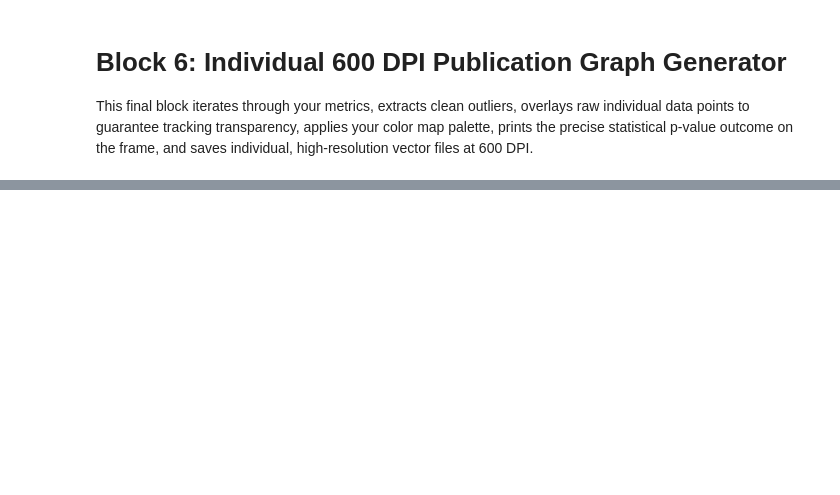
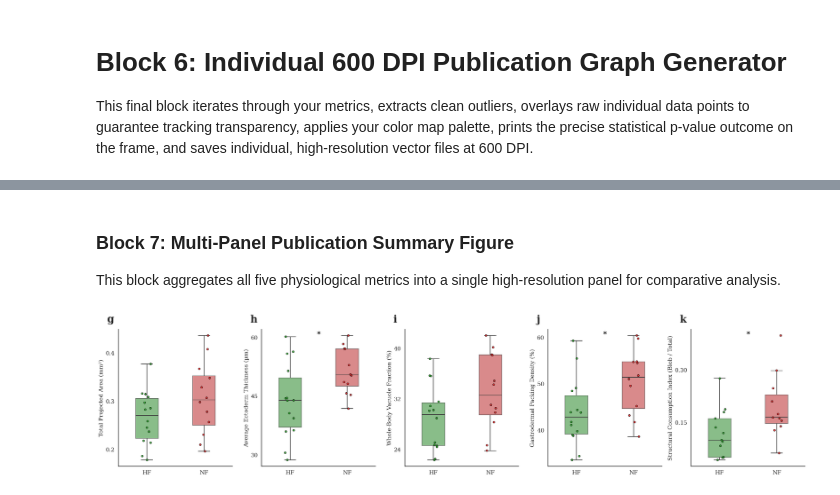
Before and after one commit to LielUziahu/12th_GetTogether, a Jupyter notebook: Histology_Morphometrics_and_Lipids.ipynb, the cells around one changed output, grey strips where cells are left out. Cells and saved outputs as stored; diff of their text form; code cells hidden in the pictures; blank space fills up the shorter version.

```diff
--- a/Histology_Morphometrics_and_Lipids.ipynb
+++ b/Histology_Morphometrics_and_Lipids.ipynb
@@ -173,11 +171,12 @@ plt.rcParams.update({
     "axes.titlesize": 16,     # Plot titles
     "axes.titleweight": "bold", # Global title fontweight
     "axes.titlepad": 25,      # Global title padding
-    "axes.labelsize": 12,     # Axis labels
-    "xtick.labelsize": 12,
-    "ytick.labelsize": 12,
+    "axes.labelsize": 14,     # Axis labels
+    "xtick.labelsize": 14,
+    "ytick.labelsize": 14,
     "axes.edgecolor": "black",
-    "axes.linewidth": 1.2
+    "axes.linewidth": 1.2,
+    "axes.grid": False        # Disable grid lines globally
 })
 
 # --- GLOBAL ARTIFACTS ---
@@ -193,5 +192,5 @@ global_jitter_edgecolor = 'black' # New global setting for jitter outline color
 global_jitter_linewidth = 1     # New global setting for jitter outline width
 global_y_nbins = 3
 
-print("Styles initialized.")
+print("Styles initialized. Grid lines disabled.")
 # %% [output]
@@ -325,0 +250,50 @@ Statistical Outcome for Consumption_Index: p = 0.0352 *
+# %% [markdown]
+### Block 7: Multi-Panel Publication Summary Figure
+This block aggregates all five physiological metrics into a single high-resolution panel for comparative analysis.
+# %%
+import string
+
+# =========================================================================
+# BLOCK 7: COMBINED 5-PANEL SUMMARY FIGURE (600 DPI)
+# =========================================================================
+
+combined_order = [
+    'Total_Area_mm2',
+    'Ecto_Avg',
+    'Vacuole_Percentage_Total',
+    'Vacuole_Percentage_Endoderm',
+    'Consumption_Index'
+]
+
+fig, axes = plt.subplots(1, 5, figsize=(25, 6))
+
+for i, metric in enumerate(combined_order):
+    ax = axes[i]
+    df_plot_clean = prune_group_outliers(master_df, 'Morph', metric)
+
+    sns.boxplot(ax=ax, data=df_plot_clean, x='Morph', y=metric, hue='Morph', order=morph_order, palette=variant_colors, width=global_box_width, fliersize=0, linewidth=1.5, boxprops=dict(alpha=global_alpha), legend=False)
+    sns.stripplot(ax=ax, data=df_plot_clean, x='Morph', y=metric, hue='Morph', order=morph_order, palette=variant_colors, size=global_marker_size, alpha=0.9, jitter=global_jitter, edgecolor=global_jitter_edgecolor, linewidth=0.8, legend=False)
+
+    #ax.set_title(title_dictionary[metric], pad=20)
+    ax.set_ylabel(y_label_dictionary[metric])
+    ax.set_xlabel('')
+    ax.grid(False) # Explicitly ensure grid is off for this panel
+    ax.spines['top'].set_visible(False)
+    ax.spines['right'].set_visible(False)
+    ax.yaxis.set_major_locator(plt.MaxNLocator(nbins=global_y_nbins))
+
+    # Add 'g', 'h', 'i', 'j', 'k' labels to the top left of each subplot
+    ax.text(-0.1, 1.05, string.ascii_lowercase[i+6], transform=ax.transAxes, size=25, weight='bold')
+
+    current_p = stat_results_cache[metric]
+    stars = "***" if current_p < 0.001 else ("**" if current_p < 0.01 else ("*" if current_p < 0.05 else ""))
+    if stars:
+        ymin, ymax = ax.get_ylim()
+        ax.text(0.5, ymax - (ymax-ymin)*0.05, stars, horizontalalignment='center', fontsize=global_asterisk_size, color='black', weight=global_asterisk_weight)
+
+plt.tight_layout()
+plt.show()
+fig.savefig("Histology_Morphometrics_and_Lipids.png", dpi=600, bbox_inches='tight')
+fig.savefig("Histology_Morphometrics_and_Lipids.tiff", dpi=600, bbox_inches='tight')
+# %% [output]
+[figure, added]
```
Also changed, not shown: parts of 10 cells of this notebook.
